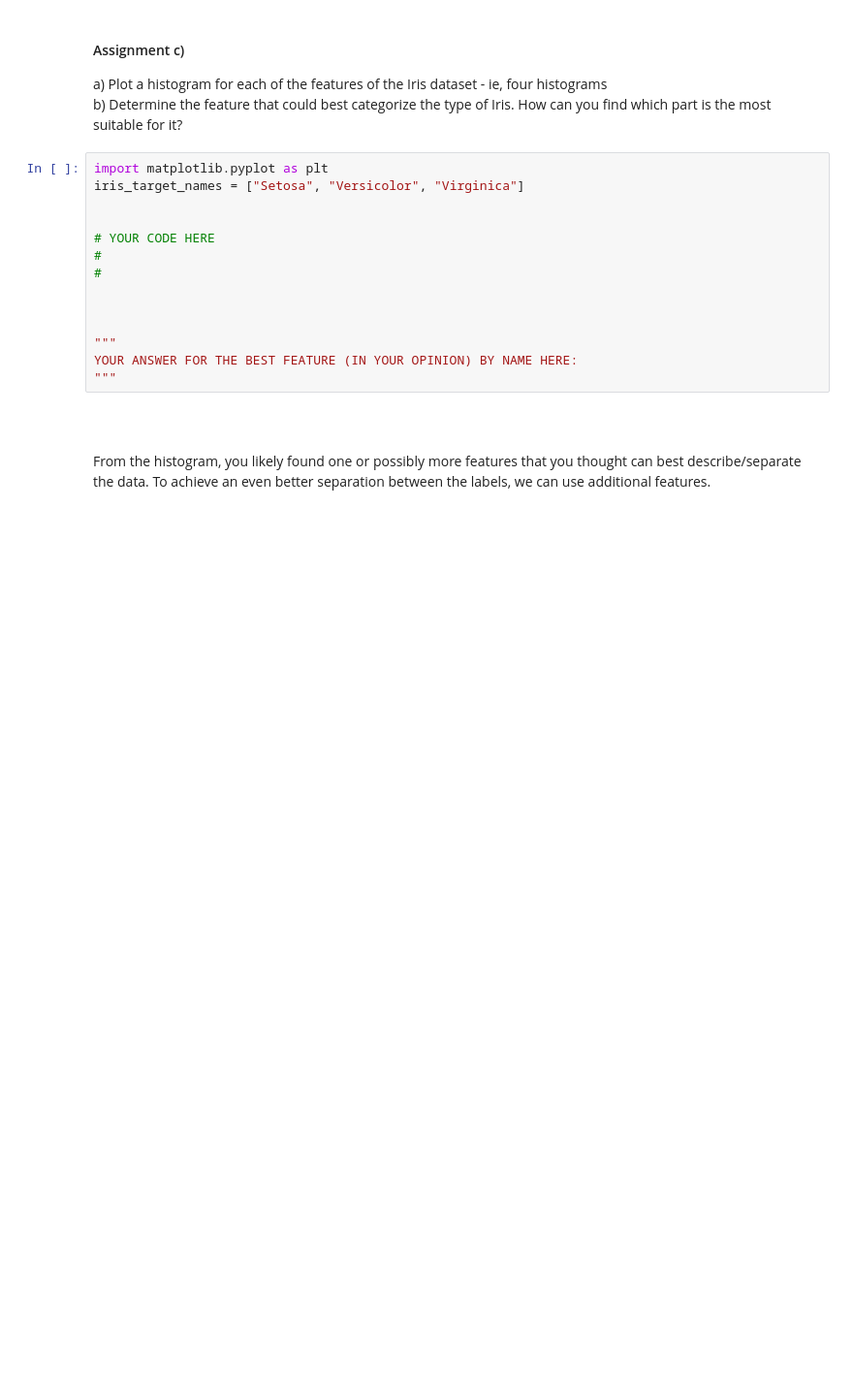
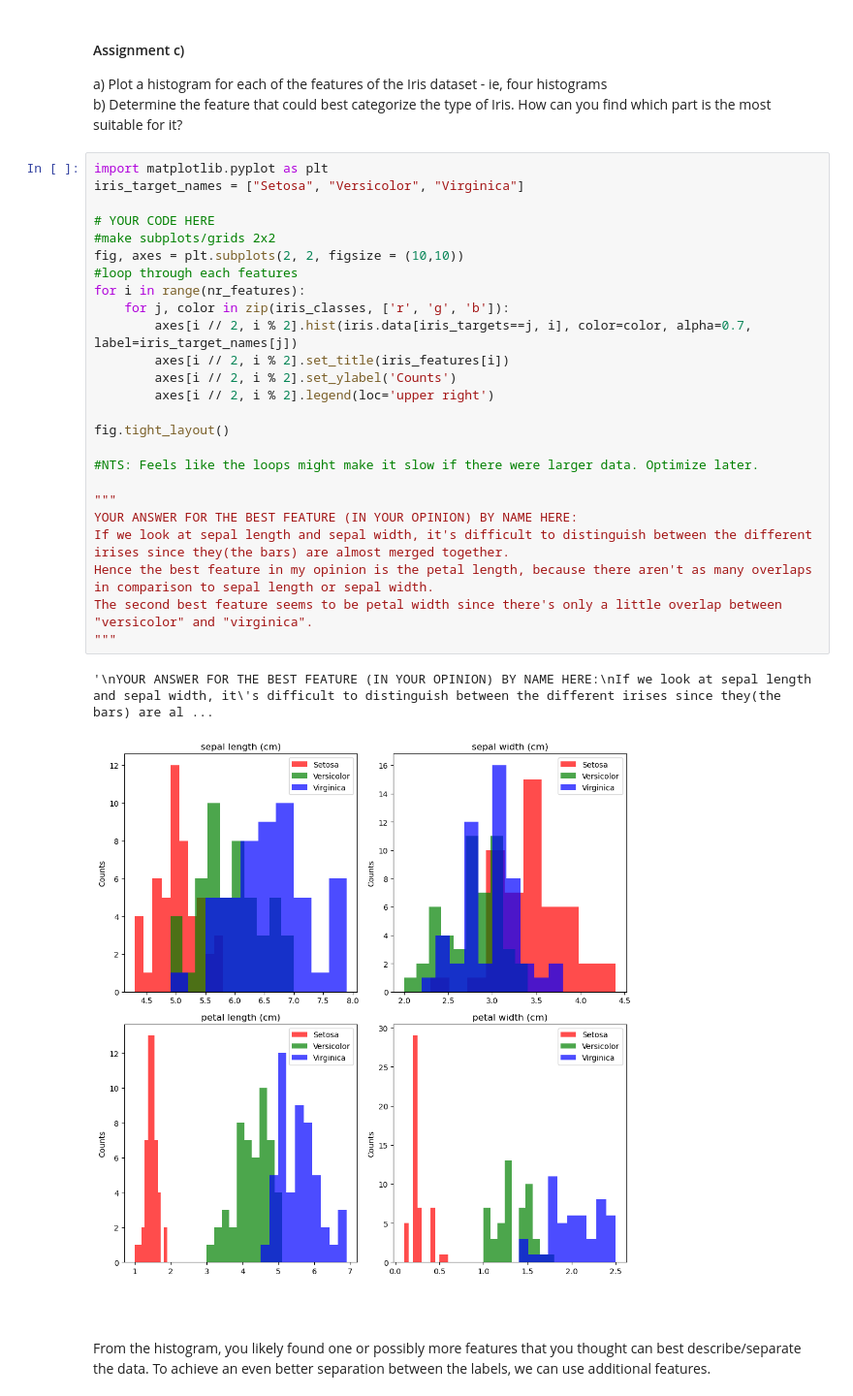
Before and after one commit to pamu8520/ml-1dl034-public-assignments, a Jupyter notebook: Assignments/Practical/PracticalNotebook3.ipynb, the cells around one changed output. Shown: that part at 97% size. Saved outputs shown, nothing was run; the diff lists cells and outputs as text; blank space fills up the shorter version.

```diff
--- a/Assignments/Practical/PracticalNotebook3.ipynb
+++ b/Assignments/Practical/PracticalNotebook3.ipynb
@@ -258,20 +291,34 @@ We can visualize one or two features simultaneously via a scatterplot, histogram
 
 a) Plot a histogram for each of the features of the Iris dataset - ie, four histograms
 b) Determine the feature that could best categorize the type of Iris. How can you find which part is the most suitable for it?
-# %%
-import matplotlib.pyplot as plt
-iris_target_names = ["Setosa", "Versicolor", "Virginica"]
-
-
-# YOUR CODE HERE
-#
-#
-
-
-
-"""
-YOUR ANSWER FOR THE BEST FEATURE (IN YOUR OPINION) BY NAME HERE:
-"""
+# %%
+import matplotlib.pyplot as plt
+iris_target_names = ["Setosa", "Versicolor", "Virginica"]
+
+# YOUR CODE HERE
+#make subplots/grids 2x2
+fig, axes = plt.subplots(2, 2, figsize = (10,10))
+#loop through each features
+for i in range(nr_features):
+    for j, color in zip(iris_classes, ['r', 'g', 'b']):
+        axes[i // 2, i % 2].hist(iris.data[iris_targets==j, i], color=color, alpha=0.7, label=iris_target_names[j])
+        axes[i // 2, i % 2].set_title(iris_features[i])
+        axes[i // 2, i % 2].set_ylabel('Counts')
+        axes[i // 2, i % 2].legend(loc='upper right')
+
+fig.tight_layout()
+
+#NTS: Feels like the loops might make it slow if there were larger data. Optimize later.
+
+"""
+YOUR ANSWER FOR THE BEST FEATURE (IN YOUR OPINION) BY NAME HERE:
+If we look at sepal length and sepal width, it's difficult to distinguish between the different irises since they(the bars) are almost merged together.
+Hence the best feature in my opinion is the petal length, because there aren't as many overlaps in comparison to sepal length or sepal width.
+The second best feature seems to be petal width since there's only a little overlap between "versicolor" and "virginica".
+"""
+# %% [output]
+'\nYOUR ANSWER FOR THE BEST FEATURE (IN YOUR OPINION) BY NAME HERE:\nIf we look at sepal length and sepal width, it\'s difficult to distinguish between the different irises since they(the bars) are al ...
+[figure, added]
 # %% [markdown]
 <br/>
 <br/>
```
Also changed, not shown: parts of 10 cells of this notebook.
